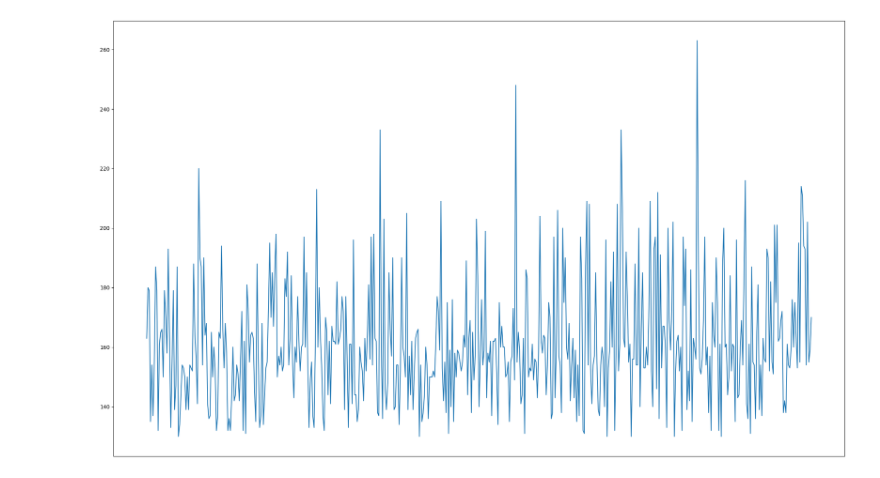
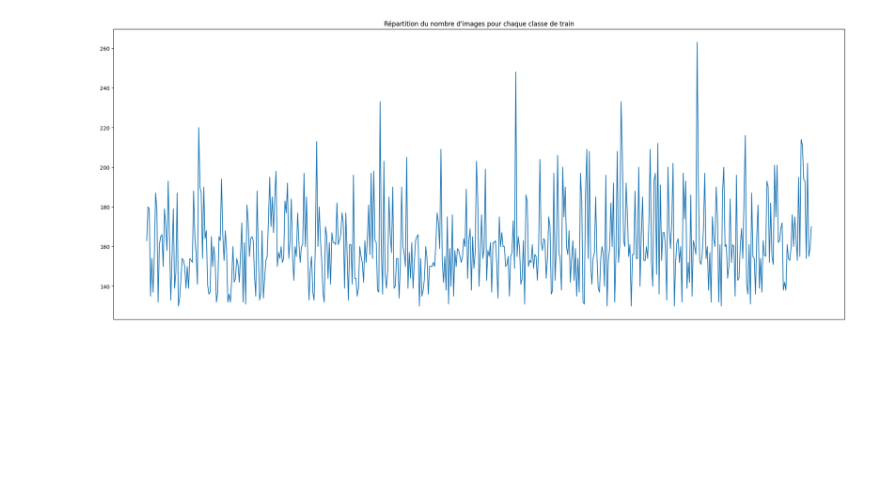
Before and after one commit to SheepDice/ProjectB, a Jupyter notebook: data_viz.ipynb, the cells around one changed output. Cells and saved outputs as stored; diff of their text form; code cells hidden in the pictures; blank space fills up the shorter version.

```diff
--- a/data_viz.ipynb
+++ b/data_viz.ipynb
@@ -37,6 +17,7 @@ images_number
 # %%
-plt.figure(figsize = (25,15))
+plt.figure(figsize = (25,10))
 plt.plot(folders, images_number)
+plt.title("Répartition du nombre d'images pour chaque classe de train")
 plt.xticks([]);
 # %% [output]
-[figure, old version]
+[figure, new version]
```
Also changed, not shown: parts of 1 cell of this notebook.
